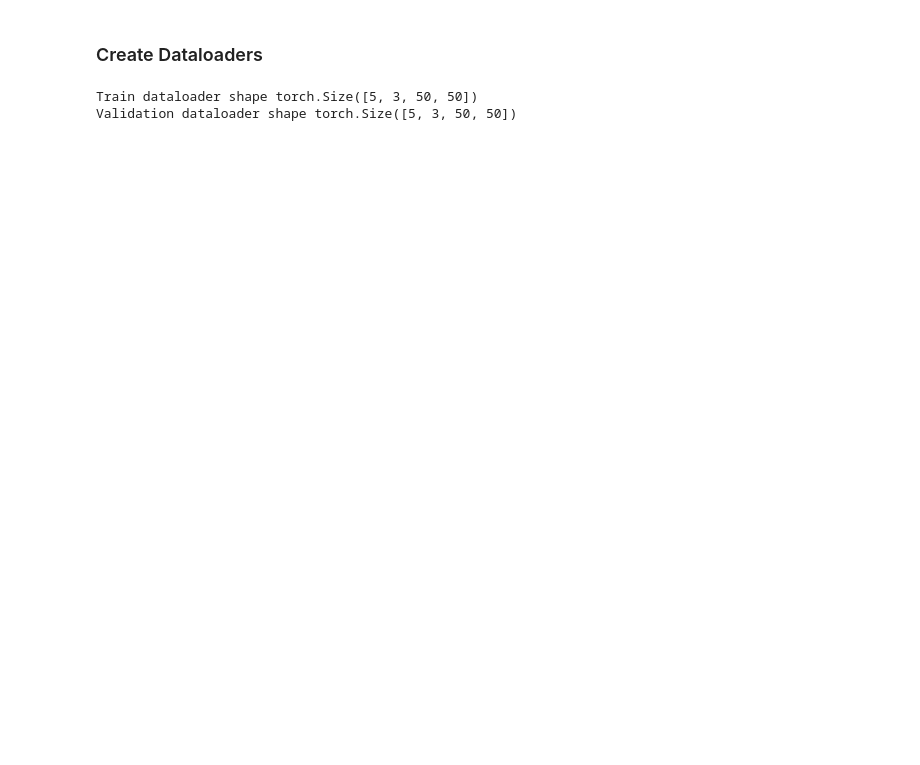
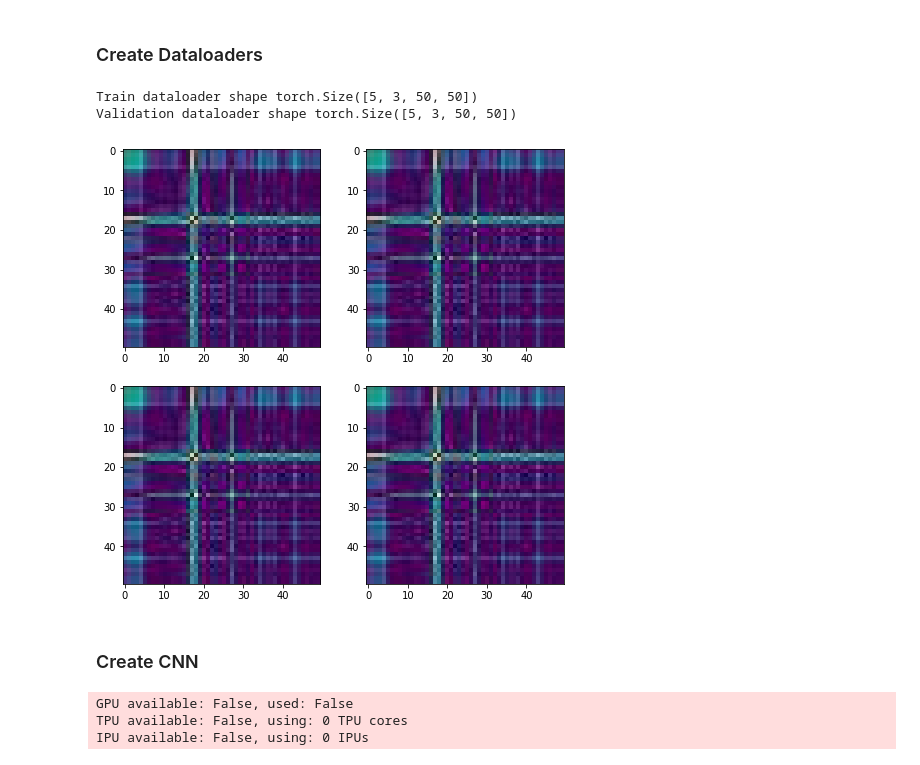
Before and after one commit to olihofmann/cas-aml, a Jupyter notebook: crypto-ransomware-detection/create-cnn-model.ipynb, the cells around one changed output. Drawn from its saved outputs; the diff is of its cells as text; code cells hidden in the pictures; blank space fills up the shorter version.

```diff
--- a/crypto-ransomware-detection/create-cnn-model.ipynb
+++ b/crypto-ransomware-detection/create-cnn-model.ipynb
@@ -99,13 +102,30 @@ Label of the image: ransomware
 # %% [markdown]
 ### Create Dataloaders
 # %%
-BATCH_SIZE = 5
+def create_dataloaders(batch_size=5):
+    train_dataloader = DataLoader(train_dataset, batch_size=batch_size, shuffle=True)
+    validation_dataloader = DataLoader(validation_dataset, batch_size=batch_size)
 
-train_dataloader = DataLoader(train_dataset, batch_size=BATCH_SIZE, shuffle=True)
-validation_dataloader = DataLoader(validation_dataset, batch_size=BATCH_SIZE, shuffle=True)
+    print(f"Train dataloader shape {next(iter(train_dataloader))[0].shape}")
+    print(f"Validation dataloader shape {next(iter(validation_dataloader))[0].shape}")
 
-print(f"Train dataloader shape {next(iter(train_dataloader))[0].shape}")
-print(f"Validation dataloader shape {next(iter(validation_dataloader))[0].shape}")
+    return train_dataloader, validation_dataloader
-# %% [output]
-Train dataloader shape torch.Size([5, 3, 50, 50])
-Validation dataloader shape torch.Size([5, 3, 50, 50])
+# %%
+train_loader, validation_loader = create_dataloaders(5)
+
+rows = 2
+columns = 2
+fig = plt.figure(figsize=(8, 8))
+
+for index in range(0, 4):
+    train_image, train_label = next(iter(train_loader))
+    valid_image, valid_label = next(iter(validation_loader))
+    ax = fig.add_subplot(rows, columns, index + 1)
+    plt.imshow(train_image[0].permute(1, 2, 0))
+    plt.imshow(valid_image[0].permute(1, 2, 0))
+# %% [output]
+Train dataloader shape torch.Size([5, 3, 50, 50])
+Validation dataloader shape torch.Size([5, 3, 50, 50])
+[figure, added]
+# %% [markdown]
+### Create CNN
@@ -111,0 +176,6 @@ Validation dataloader shape torch.Size([5, 3, 50, 50])
+# %%
+trainer = pl.Trainer(max_epochs=20, log_every_n_steps=10)
+# %% [output]
+GPU available: False, used: False
+TPU available: False, using: 0 TPU cores
+IPU available: False, using: 0 IPUs
```
Also changed, not shown: parts of 10 cells of this notebook.
